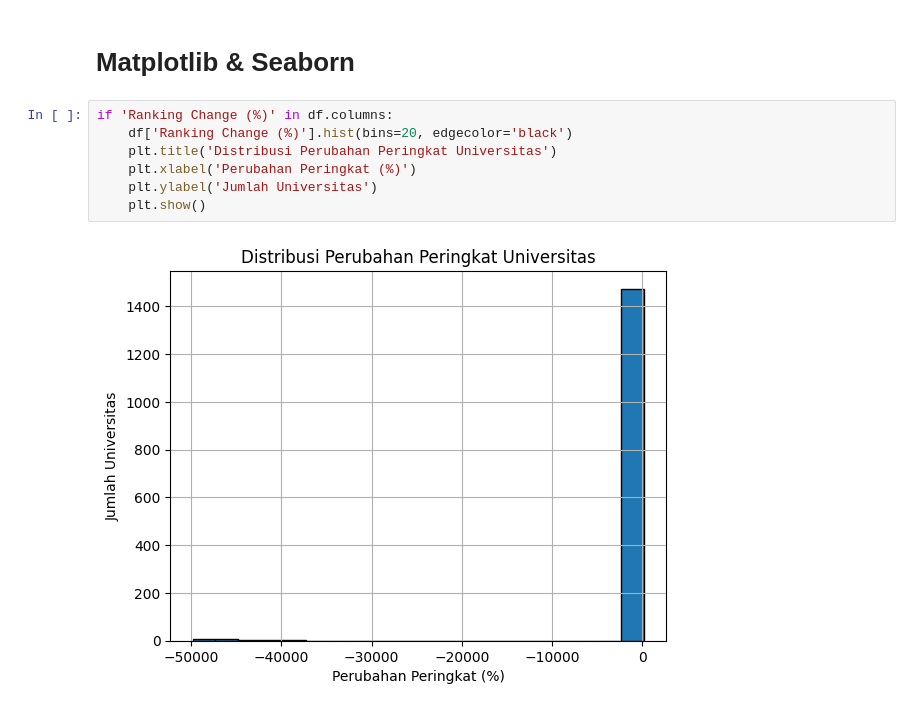
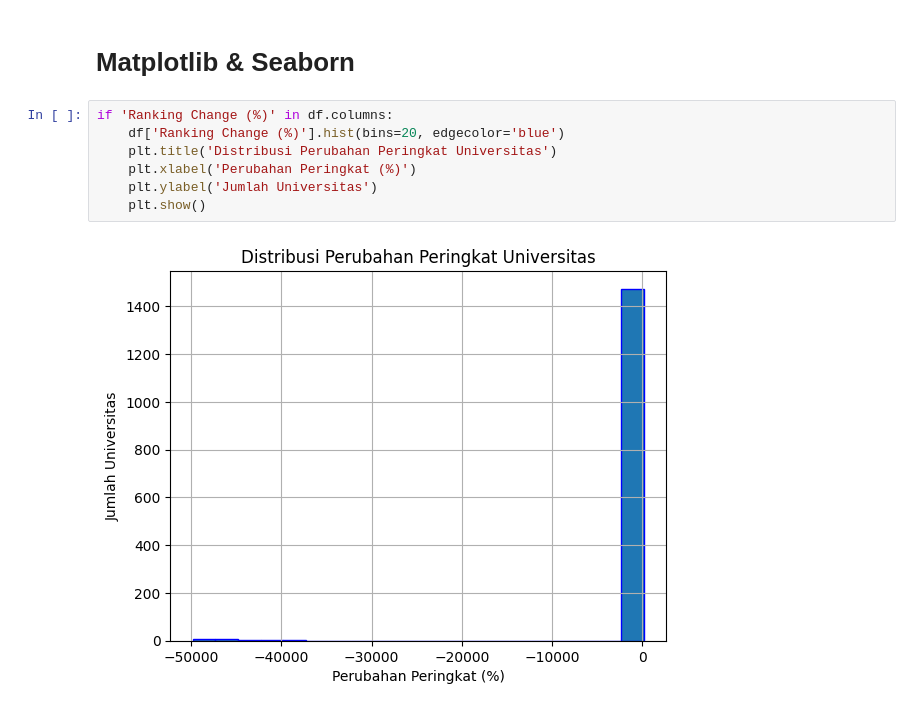
Before and after one commit to EazysPeazys/MinProAVD, a Jupyter notebook: MinProAVD_Nabil_Daffa_Athalasyah_2409116090.ipynb, the cells around one changed output. Cells and saved outputs as stored; diff of their text form.

```diff
--- a/MinProAVD_Nabil_Daffa_Athalasyah_2409116090.ipynb
+++ b/MinProAVD_Nabil_Daffa_Athalasyah_2409116090.ipynb
@@ -396,13 +396,13 @@ print(df.head())
 # Matplotlib & Seaborn
 # %%
 if 'Ranking Change (%)' in df.columns:
-    df['Ranking Change (%)'].hist(bins=20, edgecolor='black')
+    df['Ranking Change (%)'].hist(bins=20, edgecolor='blue')
     plt.title('Distribusi Perubahan Peringkat Universitas')
     plt.xlabel('Perubahan Peringkat (%)')
     plt.ylabel('Jumlah Universitas')
     plt.show()
 # %% [output]
-[figure, old version]
+[figure, new version]
 # %%
 if 'International Score (%)' in df.columns and '2024 RANK' in df.columns:
     plt.figure(figsize=(10, 5))
```
Also changed, not shown: parts of 1 cell of this notebook.
